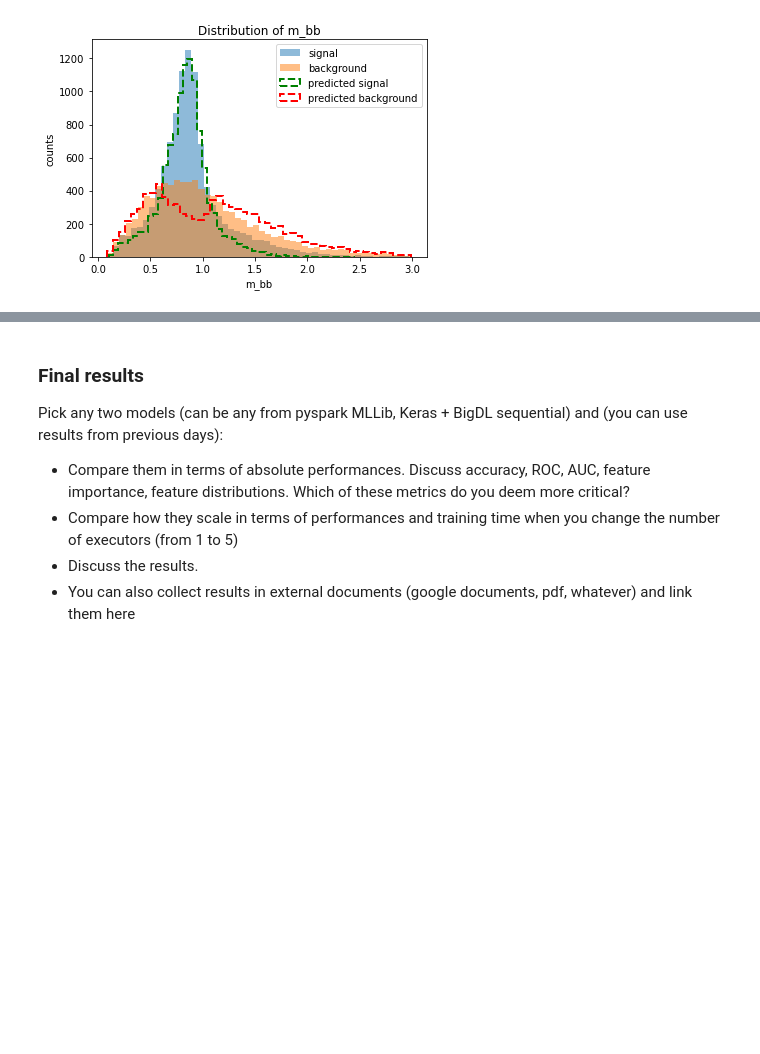
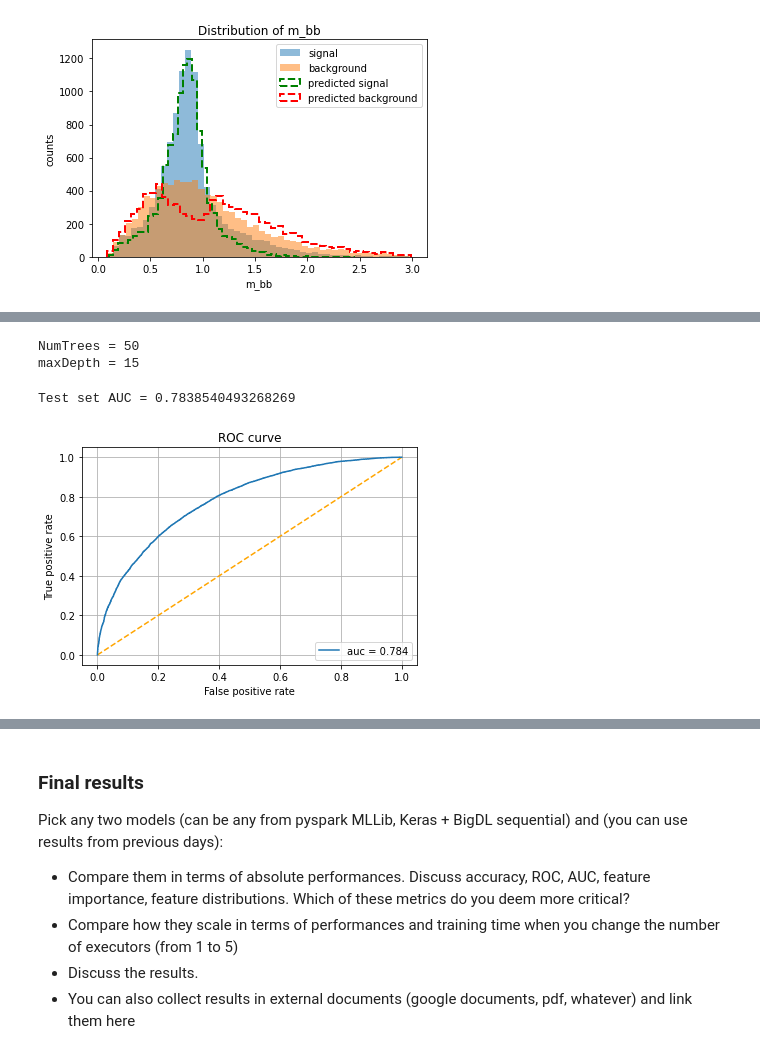
Before and after one commit to marchisi01/MLCourse-2425, a Jupyter notebook: Notebooks/HandsOn_Final.ipynb, the cells around one changed output, grey strips where cells are left out. Cells and saved outputs as stored; diff of their text form; code cells hidden in the pictures; blank space fills up the shorter version.

```diff
--- a/Notebooks/HandsOn_Final.ipynb
+++ b/Notebooks/HandsOn_Final.ipynb
@@ -285,0 +347,18 @@ Accuracy gap (train - test): 0.0517
+# %%
+print("NumTrees = " + str(tvs_model.bestModel._java_obj.getNumTrees()))
+print("maxDepth = " + str(tvs_model.bestModel._java_obj.getMaxDepth()))
+# %% [output]
+NumTrees = 50
+maxDepth = 15
+# %%
+result = tvs_model.transform(test)
+
+evaluator = BinaryClassificationEvaluator(labelCol="label", metricName="areaUnderROC")
+print("Test set AUC = " + str(evaluator.evaluate(result)))
+# %% [output]
+Test set AUC = 0.7838540493268269
+# %%
+# make ROC curve with best model
+drawROC(result)
+# %% [output]
+[figure, added]
```
Also changed, not shown: parts of 14 cells of this notebook.
